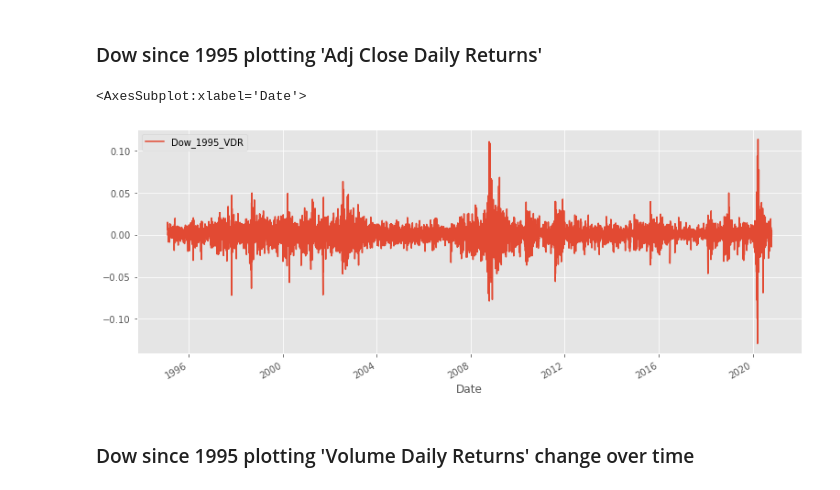
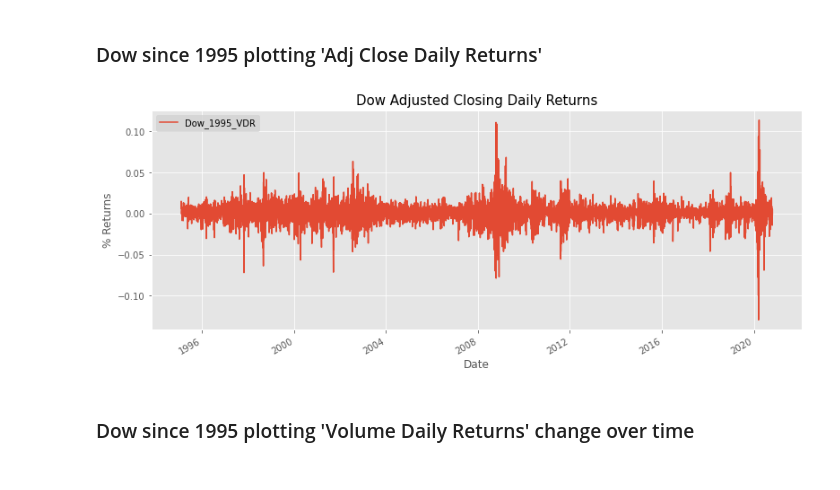
Before and after one commit to yamasjose11/index-elections, a Jupyter notebook: index-funds-elections.ipynb, the cells around one changed output. Saved outputs shown, nothing was run; the diff lists cells and outputs as text; code cells hidden in the pictures.

```diff
--- a/index-funds-elections.ipynb
+++ b/index-funds-elections.ipynb
@@ -342,11 +350,19 @@ dow_filtered1995.plot(x='Date', y='Adj Close', label='Dow_1995_Adj_Close', figsi
 # dow_filtered.plot(x='Date', y='Adj Close Daily Returns', label='Dow_1985_VDR', figsize=(13,5))
 # %% [markdown]
 ### Dow since 1995 plotting 'Adj Close Daily Returns'
-# %%
-dow_filtered1995.plot(x='Date', y='Adj Close Daily Returns', label='Dow_1995_VDR', figsize=(13,5))
-# %% [output]
-<AxesSubplot:xlabel='Date'>
-[figure, removed]
+# %%
+dow_filtered1995.plot(x='Date', y='Adj Close Daily Returns', label='Dow_1995_VDR', figsize=(13,5))
+
+plt.title("Dow Adjusted Closing Daily Returns", size=15)
+plt.xlabel("Date", size=12)
+plt.ylabel("% Returns", size=12)
+
+plt.legend(fontsize=14, loc='upper right')
+legend= plt.legend()
+frame = legend.get_frame()
+frame.set_facecolor('lightgrey')
+# %% [output]
+[figure, added]
 # %%
 ### Dow since 1985 plotting returns change over time
 # %%
```
Also changed, not shown: parts of 5 cells of this notebook, 1 other file.
